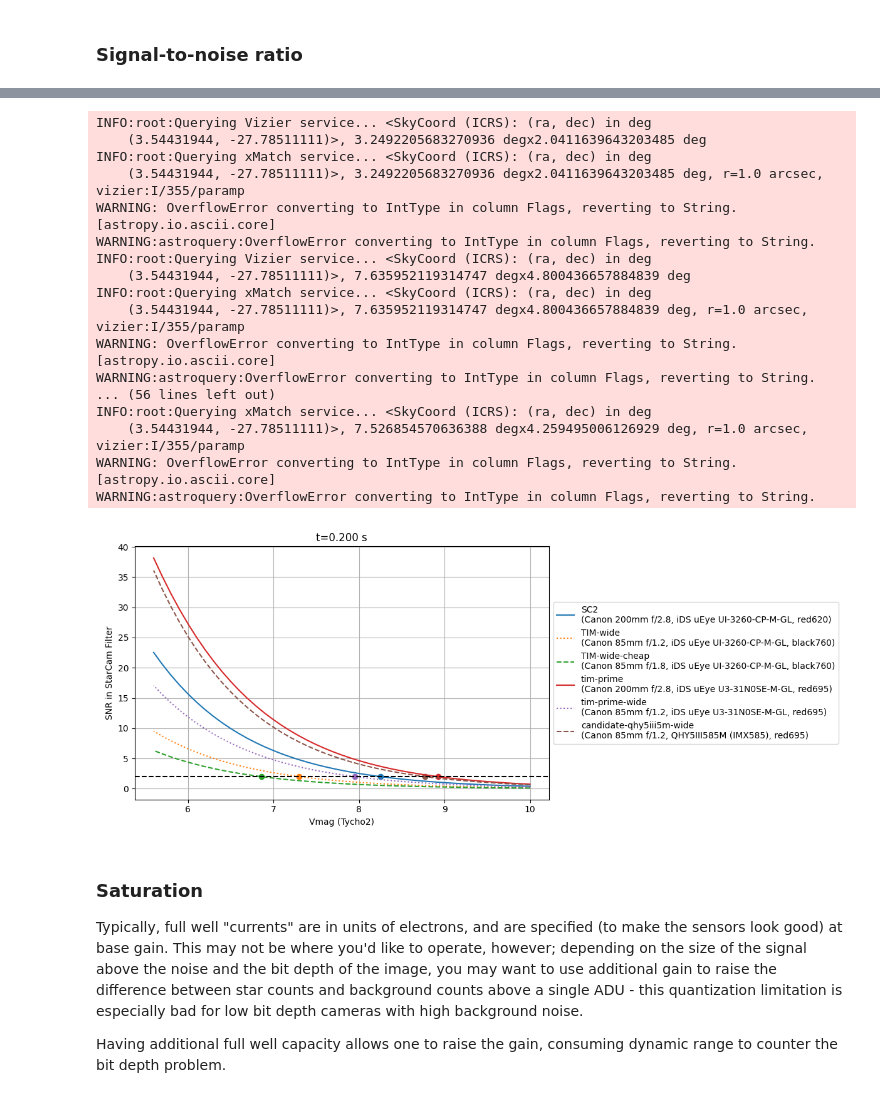
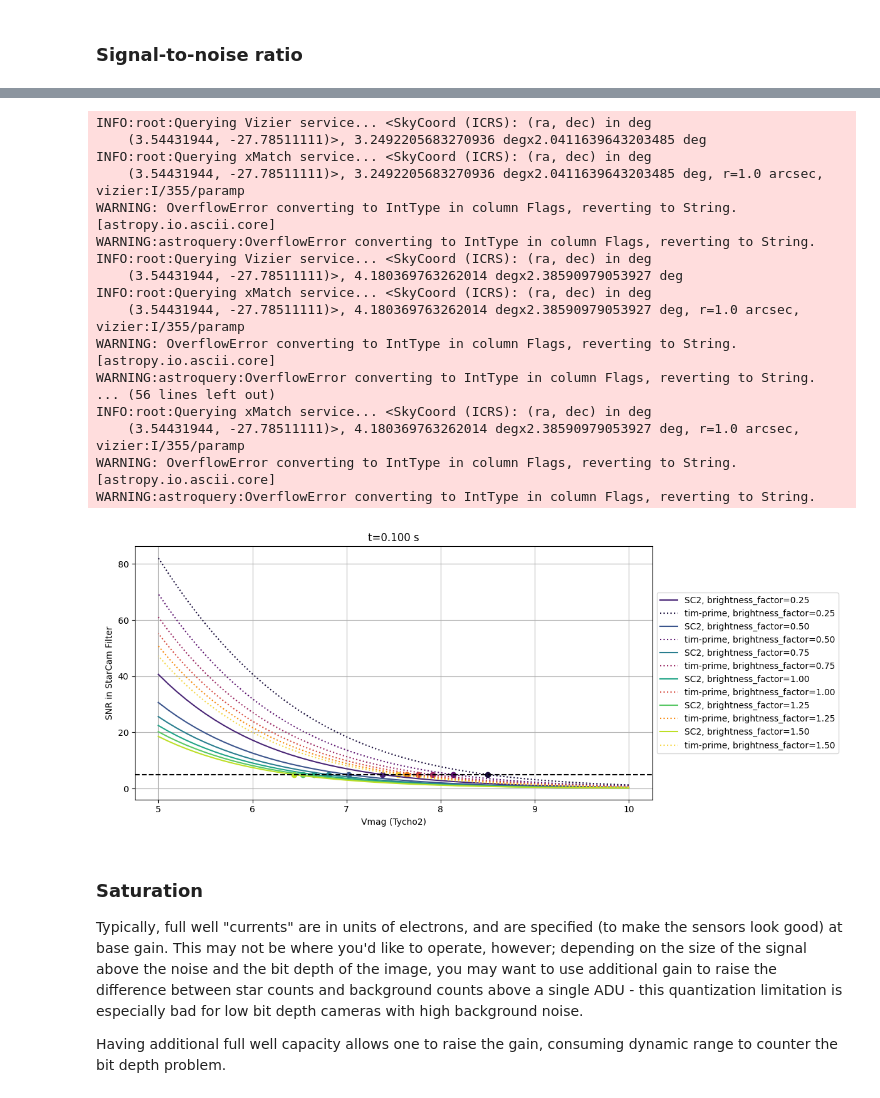
Before and after one commit to evanmayer/starcam-sim, a Jupyter notebook: starcam_trade_study.ipynb, the cells around one changed output, grey strips where cells are left out. Saved outputs shown, nothing was run; the diff lists cells and outputs as text; code cells hidden in the pictures.

```diff
--- a/starcam_trade_study.ipynb
+++ b/starcam_trade_study.ipynb
@@ -594,17 +817,18 @@ INFO:root:Querying Vizier service... <SkyCoord (ICRS): (ra, dec) in deg
 ... (20 outputs left out)
 # %%
 fig, ax = plt.subplots(figsize=(9,5))
-ax.set_facecolor('k')
+ax.set_facecolor(darksky)
 
 table = get_tycho_stars(region, fovs[-1], fovs[-1], mag_limit=10, nlimit=1000)
 ra_wrapped = ((table['RAmdeg'] + 180.) % 360.) - 180.
 ax.scatter(
     ra_wrapped,
     table['DEmdeg'],
+    s=20 - 20.9*(table['VTmag'] - table['VTmag'].min()) / (table['VTmag'].max() - table['VTmag'].min()),
+    color='w',
     # c=table['VTmag'],
-    s=15 - 15*(table['VTmag'] - table['VTmag'].min())/ (table['VTmag'].max() - table['VTmag'].min()),
-    # cmap='bone_r'
-    color='w'
+    # cmap='bone_r',
+    alpha=0.7
 )
 
 for i, cam in enumerate(cams):
@@ -615,7 +839,7 @@ for i, cam in enumerate(cams):
         facecolor='none',
         edgecolor=f'C{i}',
         linewidth=2,
-        alpha=0.8,
+        alpha=0.7,
         label=f'{cam.name}: ({cam.fov[0].to(u.deg).value:.2f} $\\times$ {cam.fov[1].to(u.deg).value:.2f}) deg'
     )
     ax.add_artist(rect)
@@ -626,7 +850,7 @@ ax.relim()
 ax.autoscale_view()
 ax.set_xlabel('RA')
 ax.set_ylabel('Dec')
-ax.grid(alpha=0.4)
+ax.grid(alpha=0.4, color='k')
 ax.set_aspect('equal')
 ax.legend(bbox_to_anchor=(1, 0.5))
 fig.tight_layout()
@@ -637,7 +861,8 @@ INFO:root:Querying Vizier service... <SkyCoord (ICRS): (ra, dec) in deg
 # %%
-# Update the zero-point fluxes based on the stars in field and filters in use:
+# Update the zero-point fluxes based on the filter in use:
 for cam in cams:
-    F0_new = get_zero_point_flux(lambd, region, cam.fov[0], cam.fov[1], cam.filter)
-    # print(F0_new)
+    F0_new = get_zero_point_flux(lambd, cam.filter)
+    print(F0_new)
     cam.filter.zero_point_flux = F0_new
+    time.sleep(0.25)
 # %% [output]
@@ -663,53 +971,67 @@ WARNING:astroquery:OverflowError converting to IntType in column Flags, revertin
 # %%
 fig, ax = plt.subplots(figsize=(12,5))
-linestyles = ['-', ':', '--']
 
-t_exp = 0.2 * u.s
-mags_Vtyc = np.arange(10., 5.5, -0.1)
-snr_limit = 2
-limiting_mags = {}
-for i, cam in enumerate(cams):
-    # convert tycho mags into our filter system mags for SNR calc in our filters
-    Teff = get_median_Teff(region, cam.fov[0], cam.fov[1])
-    model_curve = get_model_flux_density(Teff)
-    mags = get_equivalent_mag(lambd, mags_Vtyc, tycho_v, cam.filter, model_curve)
-    snrs = []
-    for mag in mags:
-        snr = simple_snr_spectral(t_exp, lambd, mag, cam)
-        snrs.append(snr)
-    l, = ax.plot(mags_Vtyc, snrs, label=f'{cam.name}\n({cam.lens.name}, {cam.sensor.name}, {cam.filter.name})', linestyle=linestyles[i%len(linestyles)])
+comp_cams = [SC2, tim_prime]
+brightness_factors = np.arange(0.25, 1.75, 0.25)
+cmax = 0.9
+cmin = 0.1
+cscale = (((brightness_factors - brightness_factors.min()) * (cmax - cmin)) / (brightness_factors.max() - brightness_factors.min())) + cmin
+cmaps = [
+    plt.cm.viridis(cscale),
+    plt.cm.inferno(cscale),
+]
+t_exp = 0.1 * u.s
+snr_limit = 5
+for j, factor in enumerate(brightness_factors):
+    for i, cam in enumerate(comp_cams):
+        # convert tycho mags into our filter system mags for SNR calc in our filters
+        Teff = get_median_Teff(region, cam.fov[0], cam.fov[1])
+        model_curve = get_model_flux_density(Teff)
+        # converting magnitudes requires an instrument with each filter installed.
+        tyc_cam = copy.copy(cam)
+        tyc_cam.filter = tycho_v
+        mags = get_equivalent_mag(lambd, mags_Vtyc, tyc_cam.get_response, cam.get_response, model_curve)
+        snrs = []
+        for mag in mags:
+            snr = simple_snr_spectral(t_exp, lambd, mag, cam, sky_brightness_factor=factor)
+            snrs.append(snr)
+        l, = ax.plot(
+            mags_Vtyc,
+            snrs,
+            color=cmaps[i][j],
+            linestyle=linestyles[i%len(linestyles)],
+            label=f'{cam.name}, brightness_factor={factor:.2f}'
+        )
 
-    limiting_mag = calc_limiting_mag(snr_limit, mags_Vtyc, np.array(snrs))
-    ax.scatter(limiting_mag, snr_limit, color=l.get_color())
-    limiting_mags[cam] = limiting_mag
+        limiting_mag = calc_limiting_mag(snr_limit, mags_Vtyc, np.array(snrs))
+        ax.scatter(limiting_mag, snr_limit, color=l.get_color())
 
 ax.axhline(snr_limit, linestyle='--', color='k')
-# ax.axhline(5, linestyle=':', color='k')
 ax.set_xlabel('Vmag (Tycho2)')
 ax.set_ylabel('SNR in StarCam Filter')
 ax.set_title(f't={t_exp:0.3f}')
 ax.grid()
 ax.legend(loc='center left', bbox_to_anchor=(1, 0.5))
 fig.tight_layout()
 # %% [output]
 INFO:root:Querying Vizier service... <SkyCoord (ICRS): (ra, dec) in deg
     (3.54431944, -27.78511111)>, 3.2492205683270936 degx2.0411639643203485 deg
 INFO:root:Querying xMatch service... <SkyCoord (ICRS): (ra, dec) in deg
     (3.54431944, -27.78511111)>, 3.2492205683270936 degx2.0411639643203485 deg, r=1.0 arcsec, vizier:I/355/paramp
 WARNING: OverflowError converting to IntType in column Flags, reverting to String. [astropy.io.ascii.core]
 WARNING:astroquery:OverflowError converting to IntType in column Flags, reverting to String.
 INFO:root:Querying Vizier service... <SkyCoord (ICRS): (ra, dec) in deg
-    (3.54431944, -27.78511111)>, 7.635952119314747 degx4.800436657884839 deg
+    (3.54431944, -27.78511111)>, 4.180369763262014 degx2.38590979053927 deg
 INFO:root:Querying xMatch service... <SkyCoord (ICRS): (ra, dec) in deg
-    (3.54431944, -27.78511111)>, 7.635952119314747 degx4.800436657884839 deg, r=1.0 arcsec, vizier:I/355/paramp
+    (3.54431944, -27.78511111)>, 4.180369763262014 degx2.38590979053927 deg, r=1.0 arcsec, vizier:I/355/paramp
 WARNING: OverflowError converting to IntType in column Flags, reverting to String. [astropy.io.ascii.core]
 WARNING:astroquery:OverflowError converting to IntType in column Flags, reverting to String.
 ... (56 lines left out)
 INFO:root:Querying xMatch service... <SkyCoord (ICRS): (ra, dec) in deg
-    (3.54431944, -27.78511111)>, 7.526854570636388 degx4.259495006126929 deg, r=1.0 arcsec, vizier:I/355/paramp
+    (3.54431944, -27.78511111)>, 4.180369763262014 degx2.38590979053927 deg, r=1.0 arcsec, vizier:I/355/paramp
 WARNING: OverflowError converting to IntType in column Flags, reverting to String. [astropy.io.ascii.core]
 WARNING:astroquery:OverflowError converting to IntType in column Flags, reverting to String.
-[figure, old version]
+[figure, new version]
 # %% [markdown]
 ### Saturation
 
```
Also changed, not shown: parts of 23 cells of this notebook, 1 other file.
